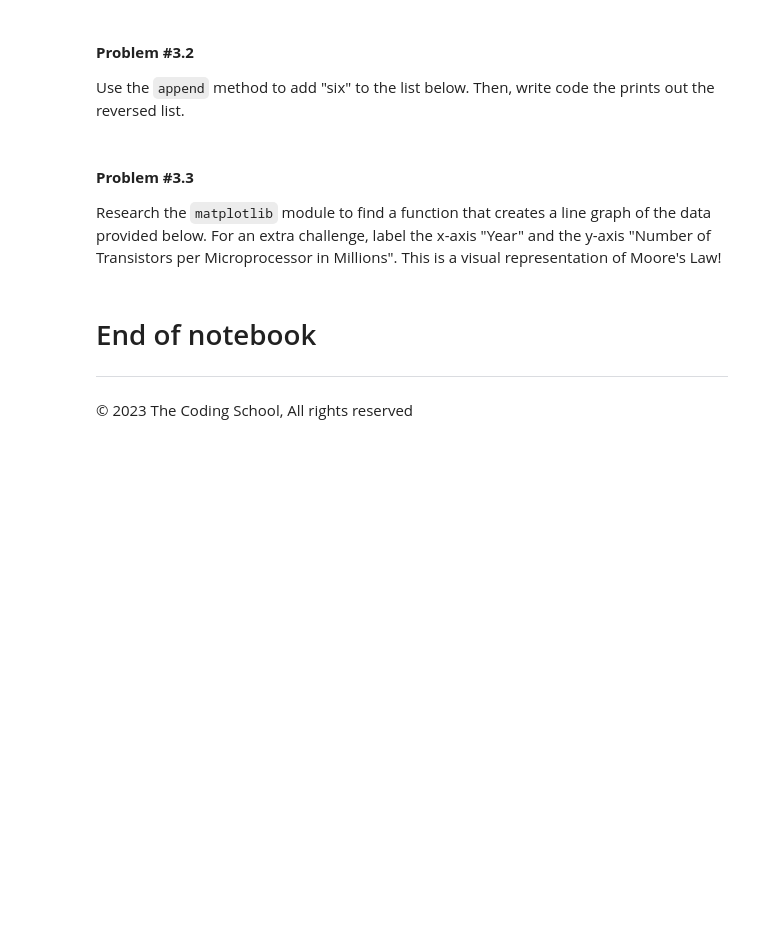
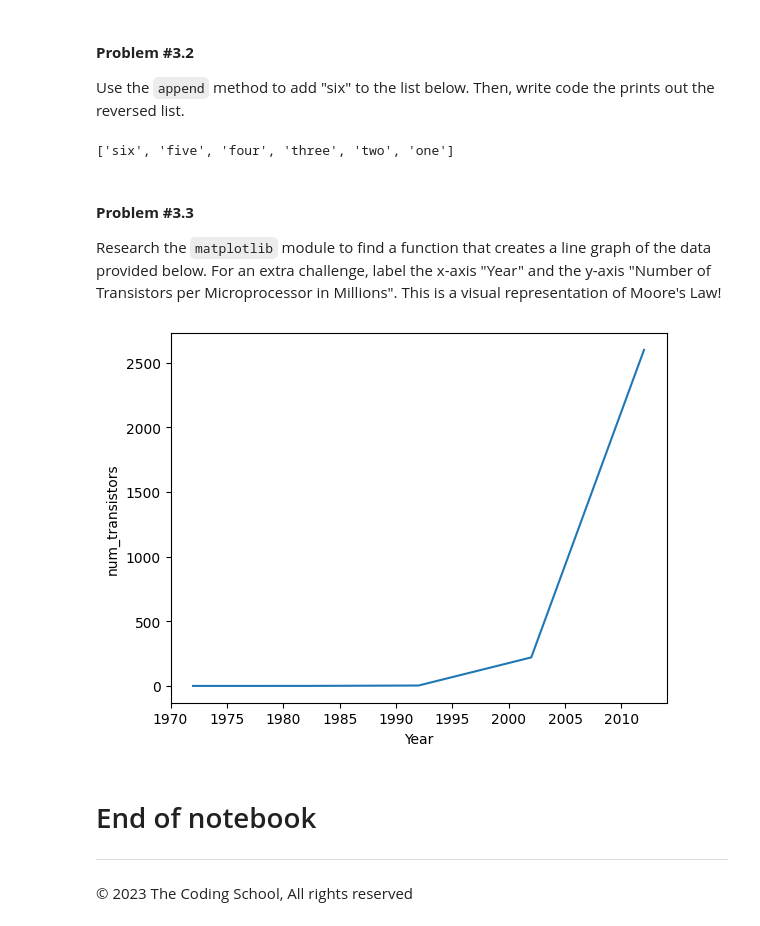
Before and after one commit to Jsaristizabalse/QuantumComputing, a Jupyter notebook: QXQ_YLC_Week_3_Homework_[STUDENT].ipynb, the cells around one changed output. Cells and saved outputs as stored; diff of their text form; code cells hidden in the pictures; blank space fills up the shorter version.

```diff
--- a/QXQ_YLC_Week_3_Homework_[STUDENT].ipynb
+++ b/QXQ_YLC_Week_3_Homework_[STUDENT].ipynb
@@ -272,7 +396,11 @@ Research the `numpy` module to find a function that allows you simulate rolling
 Use the `append` method to add "six" to the list below. Then, write code the prints out the reversed list.
 # %%
 my_list = ["one","two","three", "four","five"]
-# COMPLETE THIS CODE
+my_list.append("six")
+my_list = list(reversed(my_list))
+print(my_list)
+# %% [output]
+['six', 'five', 'four', 'three', 'two', 'one']
 # %% [markdown]
 #### **Problem #3.3**
 
@@ -280,7 +410,13 @@ Research the `matplotlib` module to find a function that creates a line graph of
 # %%
 years = [1972, 1982, 1992, 2002, 2012]
 num_transistors = [.004, .14, 3.11, 220.67, 2600]
-# COMPLETE THIS CODE
+
+plt.plot(years,num_transistors)
+plt.ylabel('num_transistors')
+plt.xlabel('Year')
+plt.show()
+# %% [output]
+[figure, added]
 # %% [markdown]
 # End of notebook
 ---
```
Also changed, not shown: parts of 19 cells of this notebook.
